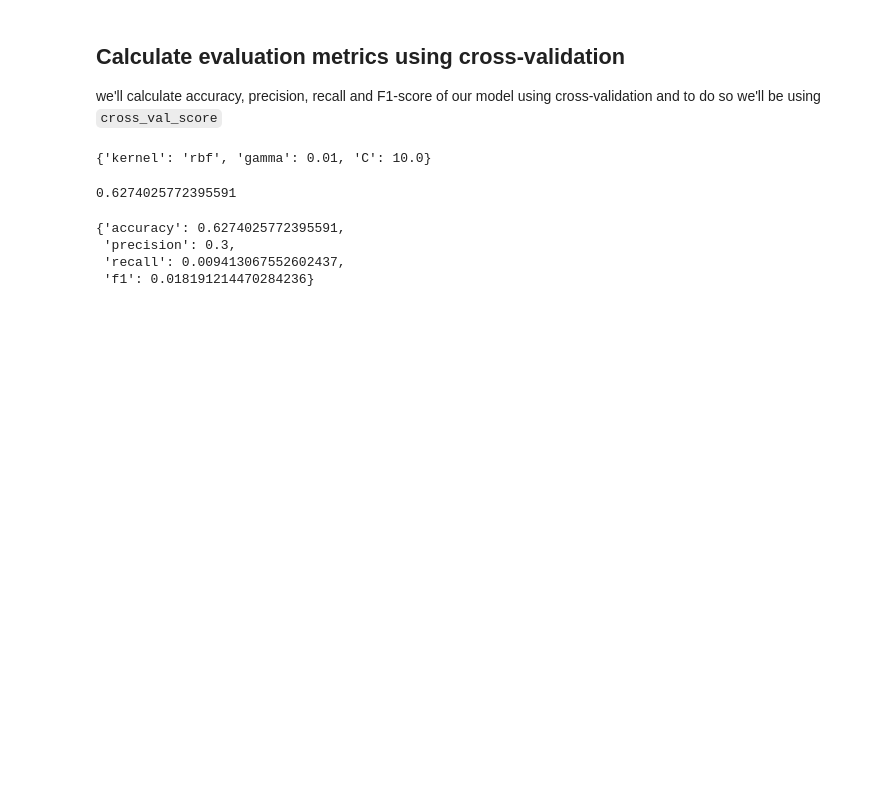
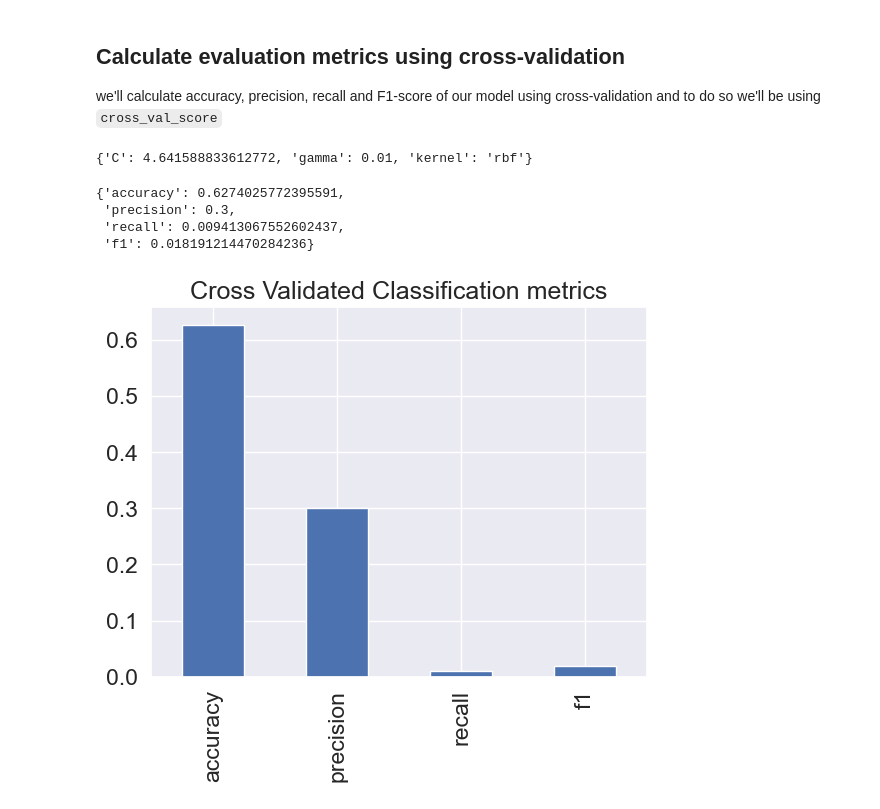
Before and after one commit to mwisechacha/Breast_cancer, a Jupyter notebook: Breast cancer detection ~machine learning.ipynb, the cells around one changed output. Drawn from its saved outputs; the diff is of its cells as text; code cells hidden in the pictures; blank space fills up the shorter version.

```diff
--- a/Breast cancer detection ~machine learning.ipynb
+++ b/Breast cancer detection ~machine learning.ipynb
@@ -840,24 +869,14 @@ weighted avg       0.98      0.98      0.98       114
 we'll calculate accuracy, precision, recall and F1-score of our model using cross-validation and to do so we'll be using `cross_val_score`
 # %%
 # Check best hyperparameters
-rs_svc.best_params_
+gs_svc.best_params_
 # %% [output]
-{'kernel': 'rbf', 'gamma': 0.01, 'C': 10.0}
+{'C': 4.641588833612772, 'gamma': 0.01, 'kernel': 'rbf'}
 # %%
 # create a new classifier with the best parameters
-clf = SVC(C=10.0,
+clf = SVC(C=4.641588833612772,
           gamma=0.01,
-          kernel='rbf')
+          kernel="rbf")
-# %%
-cv_acc = cross_val_score(clf,
-                        X,
-                        y,
-                        cv=5,
-                        scoring="accuracy")
-cv_acc = np.mean(cv_acc)
-cv_acc
-# %% [output]
-0.6274025772395591
 # %%
 # Cross-validated accuracy, precision, recall, f1-score
 cv_metrics = {"accuracy": "accuracy", "precision": "precision", "recall": "recall", "f1": "f1"}
@@ -881,3 +900,10 @@ metric_evaluation
  'precision': 0.3,
  'recall': 0.009413067552602437,
  'f1': 0.018191214470284236}
+# %%
+# Visualizing our cross_validation_metrics
+cv_df = pd.DataFrame(metric_evaluation, index=[0])
+cv_df.T.plot.bar(title="Cross Validated Classification metrics",
+                 legend=False);
+# %% [output]
+[figure, added]
```
Also changed, not shown: parts of 10 cells of this notebook.
